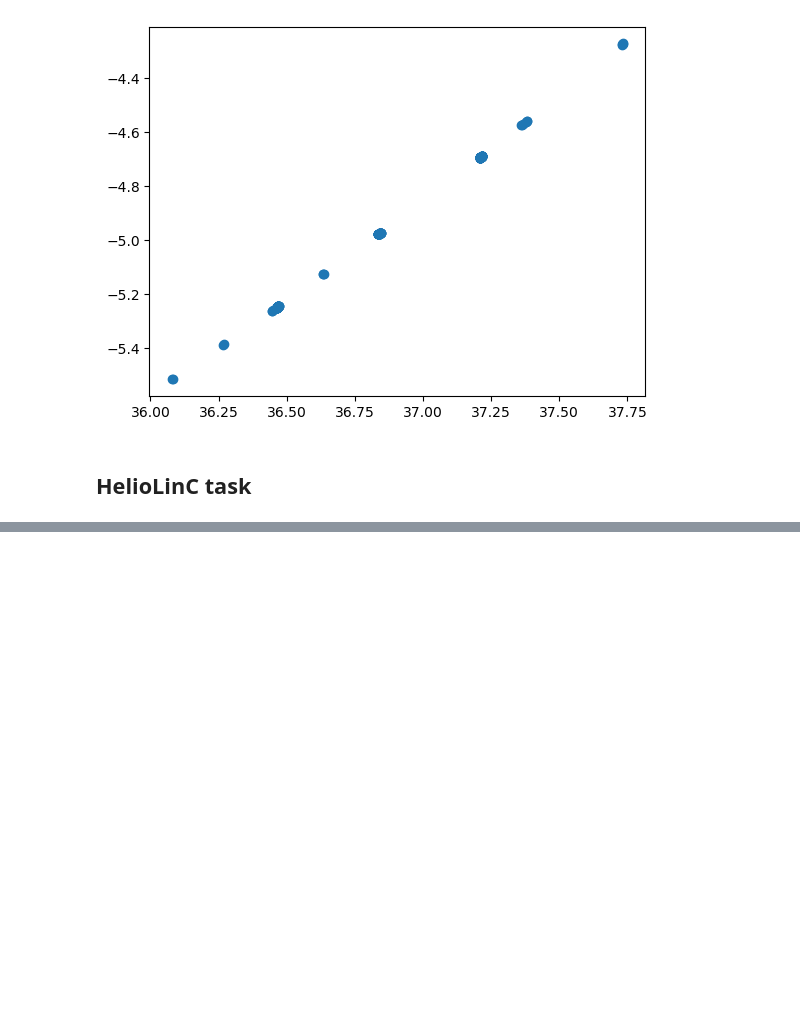
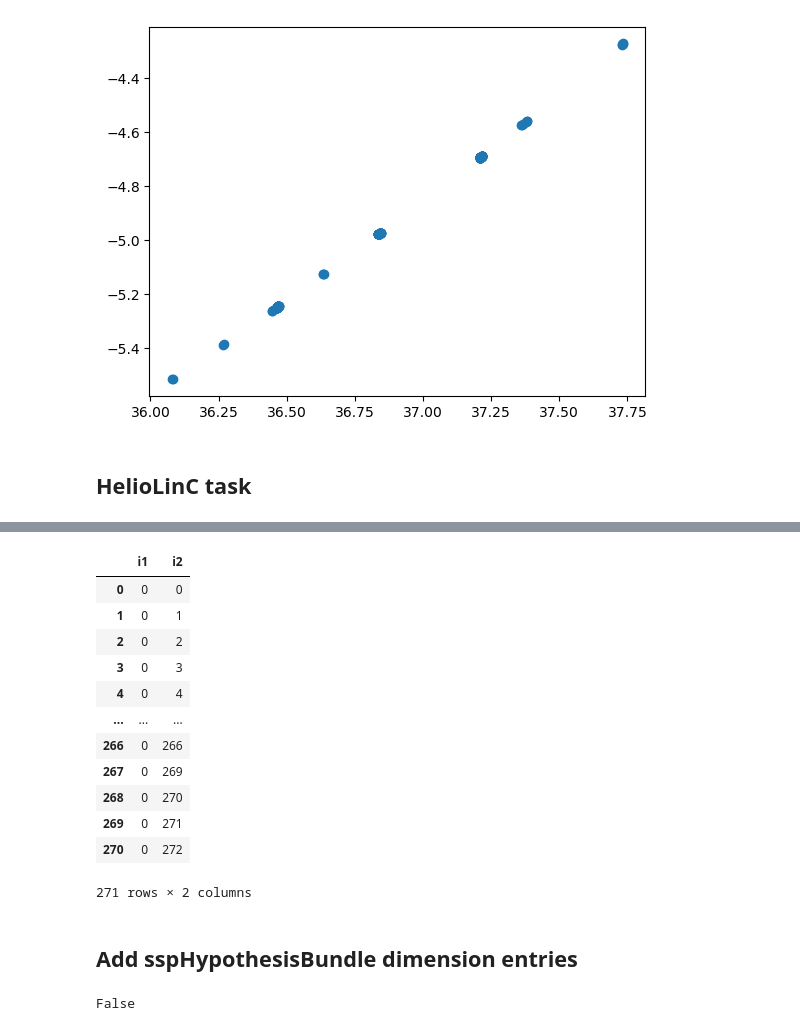
Before and after one commit to lsst/solsys_pipe, a Jupyter notebook: prototypes/task-demo.ipynb, the cells around one changed output, grey strips where cells are left out. Saved outputs shown, nothing was run; the diff lists cells and outputs as text; code cells hidden in the pictures; blank space fills up the shorter version.

```diff
--- a/prototypes/task-demo.ipynb
+++ b/prototypes/task-demo.ipynb
@@ -55,0 +93,5 @@ SyntaxError: invalid syntax (heliolincTask.py, line 86)
+# %%
+fn = '/astro/users/mjuric/projects/github.com/heliolinx/heliolinx/tests/radhyp_test01.txt'
+sspHypothesisTable = pd.read_csv(fn, sep=" ", names=["HelioRad", "R_dot", "R_dubdot"], comment="#")
+sspHypothesisTable.to_parquet("sspHypothesisTable.parq", index=False)
+sspHypothesisTable
@@ -55,0 +126,21 @@ SyntaxError: invalid syntax (heliolincTask.py, line 86)
+# %%
+import heliolinx.heliolinx as hl
+import lsst.solsys.pipe.utils as utils
+
+# copy all config parameters from the Task's config object
+# to heliolinx's native config object.
+self = link
+config = hl.HeliolincConfig()
+allvars = [item for item in dir(hl.HeliolincConfig) if not item.startswith("__")]
+for var in allvars:
+    setattr(config, var, getattr(self.config, var))
+
+# convert dataframes to numpy array with dtypes that heliolinc expects
+(sspLinkage, sspLinkageSources) = hl.heliolinc(config,
+                                               utils.df2numpy(sspVisitInputs,      "hlimage"),
+                                               utils.df2numpy(sspTrackletSources,  "hldet"),
+                                               utils.df2numpy(sspTracklets,        "tracklet"),
+                                               utils.df2numpy(sspTrackletToSource, "longpair"),
+                                               utils.df2numpy(sspHypothesisTable,  "hlradhyp"),
+                                               utils.df2numpy(sspEarthState,       "EarthState")
+                                              )
@@ -55,0 +165,3 @@ SyntaxError: invalid syntax (heliolincTask.py, line 86)
+# %%
+sspLinkage = pd.DataFrame(sspLinkage)
+sspLinkageSources = pd.DataFrame(sspLinkageSources)
@@ -55,0 +174,18 @@ SyntaxError: invalid syntax (heliolincTask.py, line 86)
+# %%
+sspLinkageSources
+# %% [output]
+|  | i1 | i2 |
+| 0 | 0 | 0 |
+| 1 | 0 | 1 |
+| 2 | 0 | 2 |
+| 3 | 0 | 3 |
+| 4 | 0 | 4 |
+| ... | ... | ... |
+| 266 | 0 | 266 |
+| 267 | 0 | 269 |
+| 268 | 0 | 270 |
+| 269 | 0 | 271 |
+| 270 | 0 | 272 |
+271 rows × 2 columns
+# %% [markdown]
+## Add sspHypothesisBundle dimension entries
@@ -55,0 +201,4 @@ SyntaxError: invalid syntax (heliolincTask.py, line 86)
+# %%
+butler.registry.syncDimensionData("sspHypothesisBundle", rec)
+# %% [output]
+False
```
Also changed, not shown: parts of 13 cells of this notebook, 5 other files.
